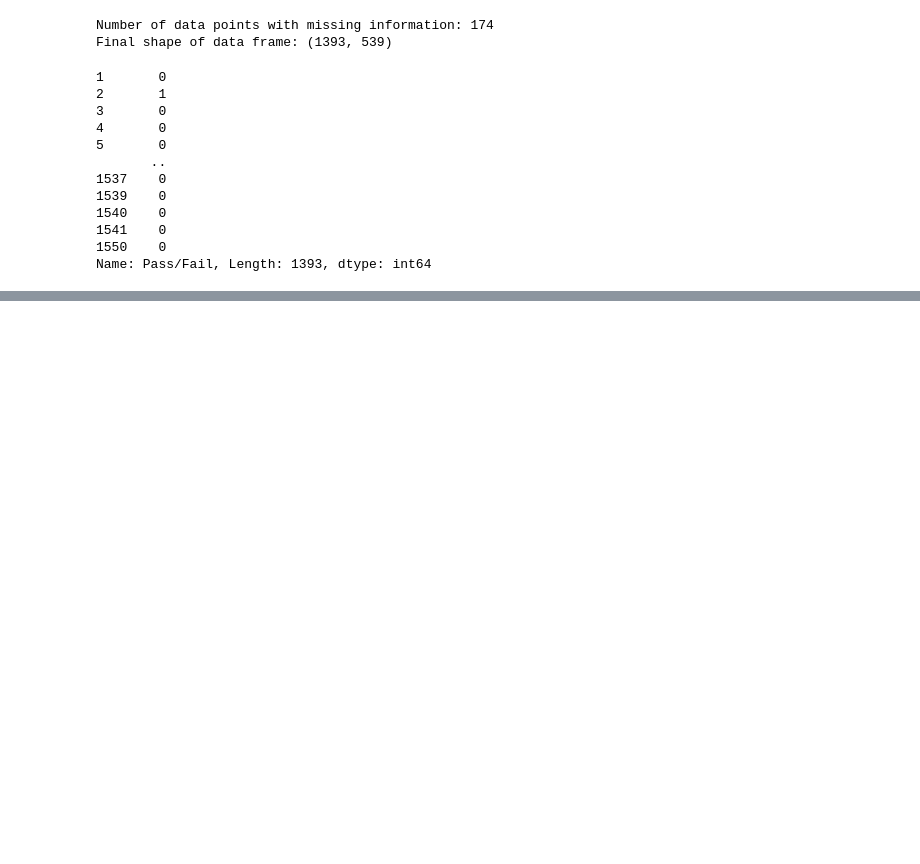
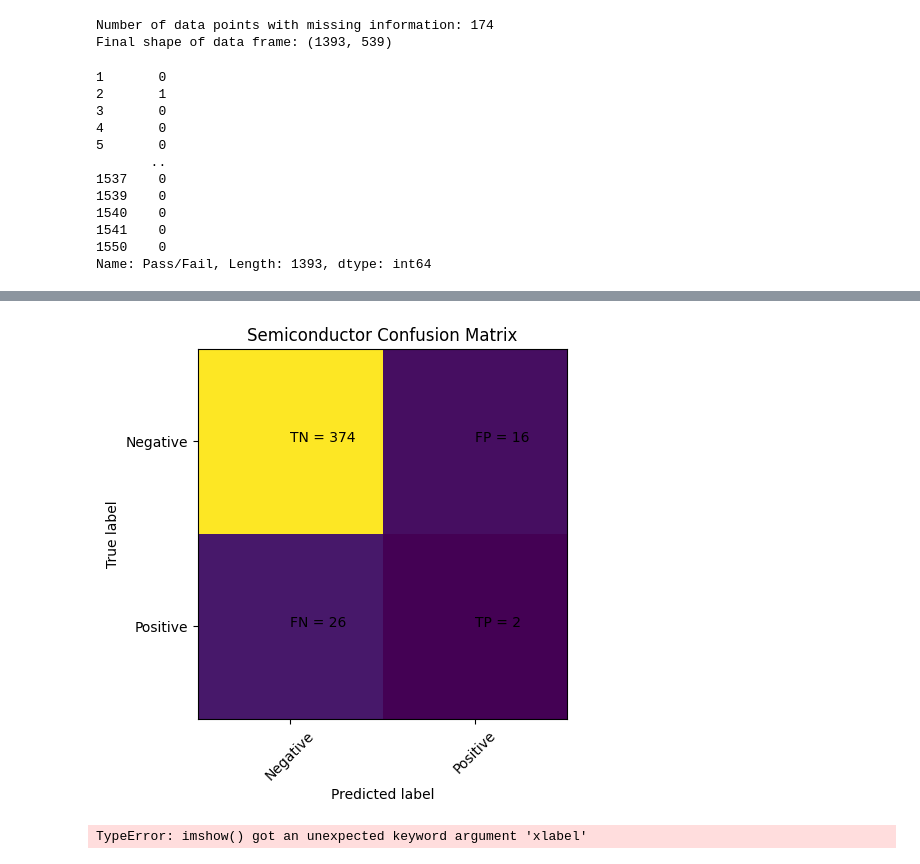
Before and after one commit to dhruv101799/MEM_T680_Final, a Jupyter notebook: Homework 3/Homework3.ipynb, the cells around one changed output, grey strips where cells are left out. Saved outputs shown, nothing was run; the diff lists cells and outputs as text; code cells hidden in the pictures; blank space fills up the shorter version.

```diff
--- a/Homework 3/Homework3.ipynb
+++ b/Homework 3/Homework3.ipynb
@@ -117,6 +126,3 @@ print(df.iloc[:,-1]) # Verify that all pass/fail entries are 1 (pass) or 0 (fail
 1541    0
 1550    0
 Name: Pass/Fail, Length: 1393, dtype: int64
-# %%
-# Split data
-train_test_split(df, test_size = .3, random_state=42)
@@ -140,0 +131,13 @@ train_test_split(df, test_size = .3, random_state=42)
+# %%
+# Split data
+# Split data into 'X' features and 'y' target label sets
+X = df[df.columns[0:-1]]
+# X = df.loc[:,:]
+y = df[df.columns[-1]]
+print(X)
+# print(y)
+
+# Split the data into training and test sets
+X_train, X_test, y_train, y_test = train_test_split(X, y, test_size=0.3, random_state=42)
+
+# print([X_train, y_train])
@@ -141,2 +164,5 @@ train_test_split(df, test_size = .3, random_state=42)
 # %%
 # Implement simple machine learning model
+# print(df.iloc[:,1])
+model_LR = LogisticRegression(max_iter=1000)
+model_LR.fit(X=X_train, y=y_train)
@@ -142,0 +180,3 @@ train_test_split(df, test_size = .3, random_state=42)
+# %%
+predictions = model_LR.predict(X_test)
+print(classification_report(y_test, predictions))
@@ -142,0 +192,25 @@ train_test_split(df, test_size = .3, random_state=42)
+# %%
+cm = confusion_matrix(y_test, predictions)
+
+# Plots the confusion matrix
+
+plt.clf()
+plt.imshow(cm, interpolation='nearest', cmap=plt.cm.viridis)
+classNames = ['Negative','Positive']
+plt.title('Semiconductor Confusion Matrix')
+plt.ylabel('True label')
+plt.xlabel('Predicted label')
+tick_marks = np.arange(len(classNames))
+plt.xticks(tick_marks, classNames, rotation=45)
+plt.yticks(tick_marks, classNames)
+s = [['TN','FP'], ['FN', 'TP']]
+for i in range(2):
+    for j in range(2):
+        plt.text(j,i, str(s[i][j])+" = "+str(cm[i][j]))
+plt.show()
+
+
+px.imshow(cm, title="Semiconductor Confusion Matrix")
+# %% [output]
+[figure, added]
+TypeError: imshow() got an unexpected keyword argument 'xlabel'
```
Also changed, not shown: parts of 13 cells of this notebook.
